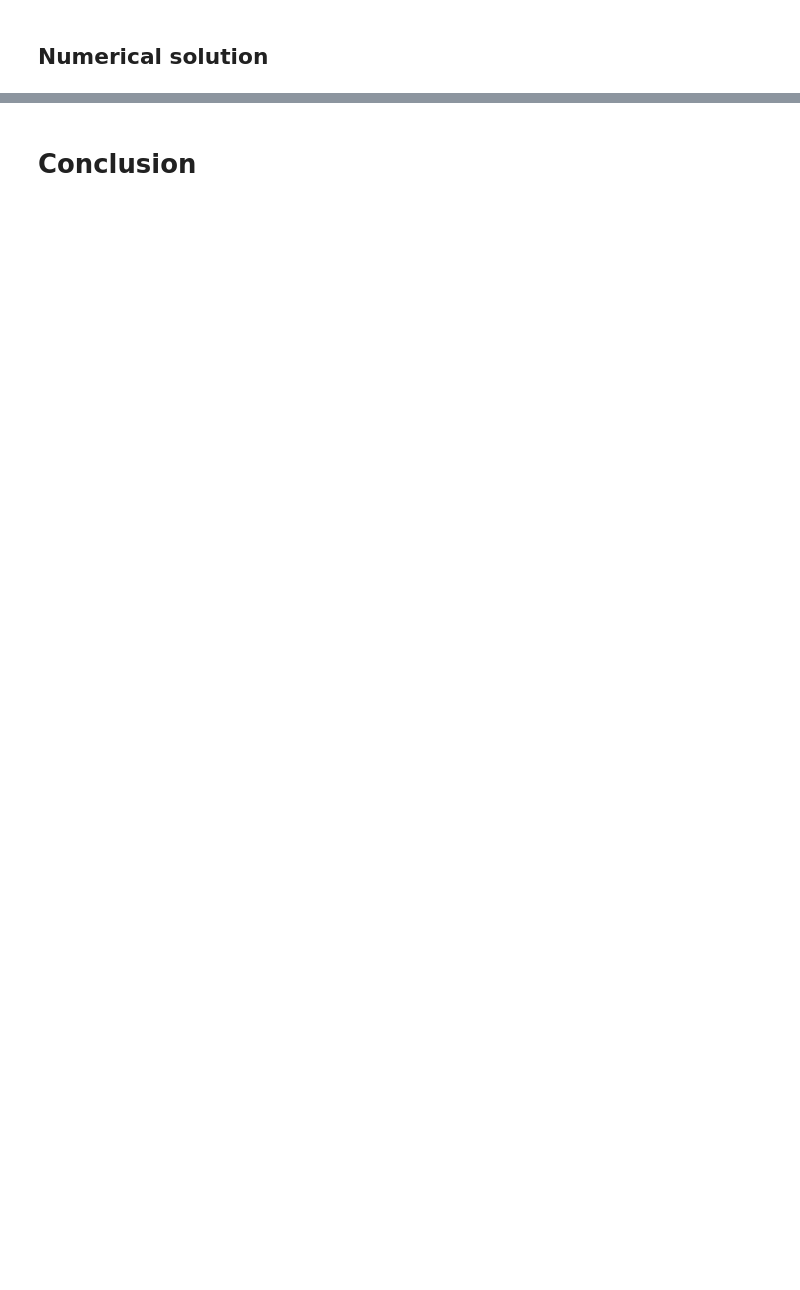
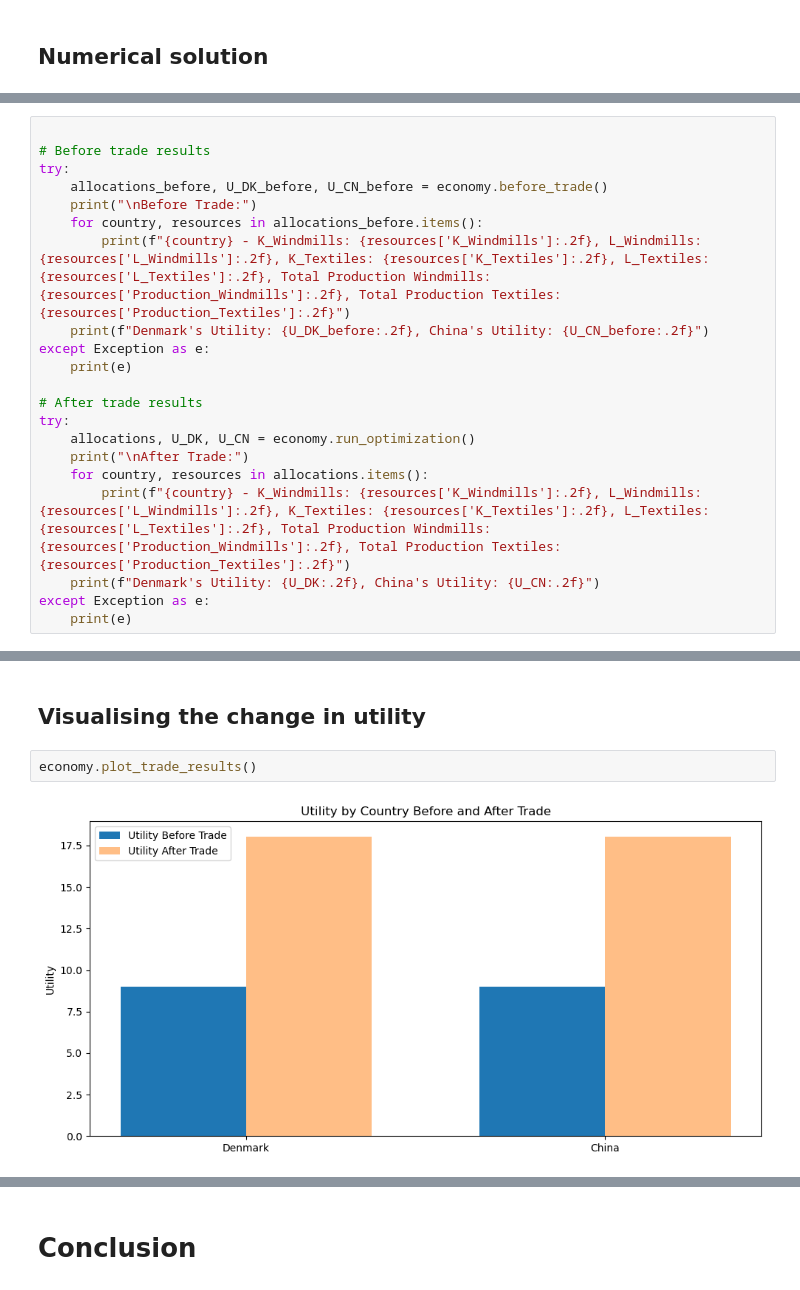
Before and after one commit to NumEconCopenhagen/projects-2024-anna-signe-og-klara, a Jupyter notebook: modelproject/modelproject.ipynb, the cells around one changed output, grey strips where cells are left out. Drawn from its saved outputs; the diff is of its cells as text; blank space fills up the shorter version.

```diff
--- a/modelproject/modelproject.ipynb
+++ b/modelproject/modelproject.ipynb
@@ -178,0 +109,21 @@ Utility CN:  154.45
+# %%
+
+# Before trade results
+try:
+    allocations_before, U_DK_before, U_CN_before = economy.before_trade()
+    print("\nBefore Trade:")
+    for country, resources in allocations_before.items():
+        print(f"{country} - K_Windmills: {resources['K_Windmills']:.2f}, L_Windmills: {resources['L_Windmills']:.2f}, K_Textiles: {resources['K_Textiles']:.2f}, L_Textiles: {resources['L_Textiles']:.2f}, Total Production Windmills: {resources['Production_Windmills']:.2f}, Total Production Textiles: {resources['Production_Textiles']:.2f}")
+    print(f"Denmark's Utility: {U_DK_before:.2f}, China's Utility: {U_CN_before:.2f}")
+except Exception as e:
+    print(e)
+
+# After trade results
+try:
+    allocations, U_DK, U_CN = economy.run_optimization()
+    print("\nAfter Trade:")
+    for country, resources in allocations.items():
+        print(f"{country} - K_Windmills: {resources['K_Windmills']:.2f}, L_Windmills: {resources['L_Windmills']:.2f}, K_Textiles: {resources['K_Textiles']:.2f}, L_Textiles: {resources['L_Textiles']:.2f}, Total Production Windmills: {resources['Production_Windmills']:.2f}, Total Production Textiles: {resources['Production_Textiles']:.2f}")
+    print(f"Denmark's Utility: {U_DK:.2f}, China's Utility: {U_CN:.2f}")
+except Exception as e:
+    print(e)
@@ -178,0 +158,6 @@ Utility CN:  154.45
+# %% [markdown]
+## Visualising the change in utility
+# %%
+economy.plot_trade_results()
+# %% [output]
+[figure, added]
```
Also changed, not shown: parts of 45 cells of this notebook, 1 other file.
